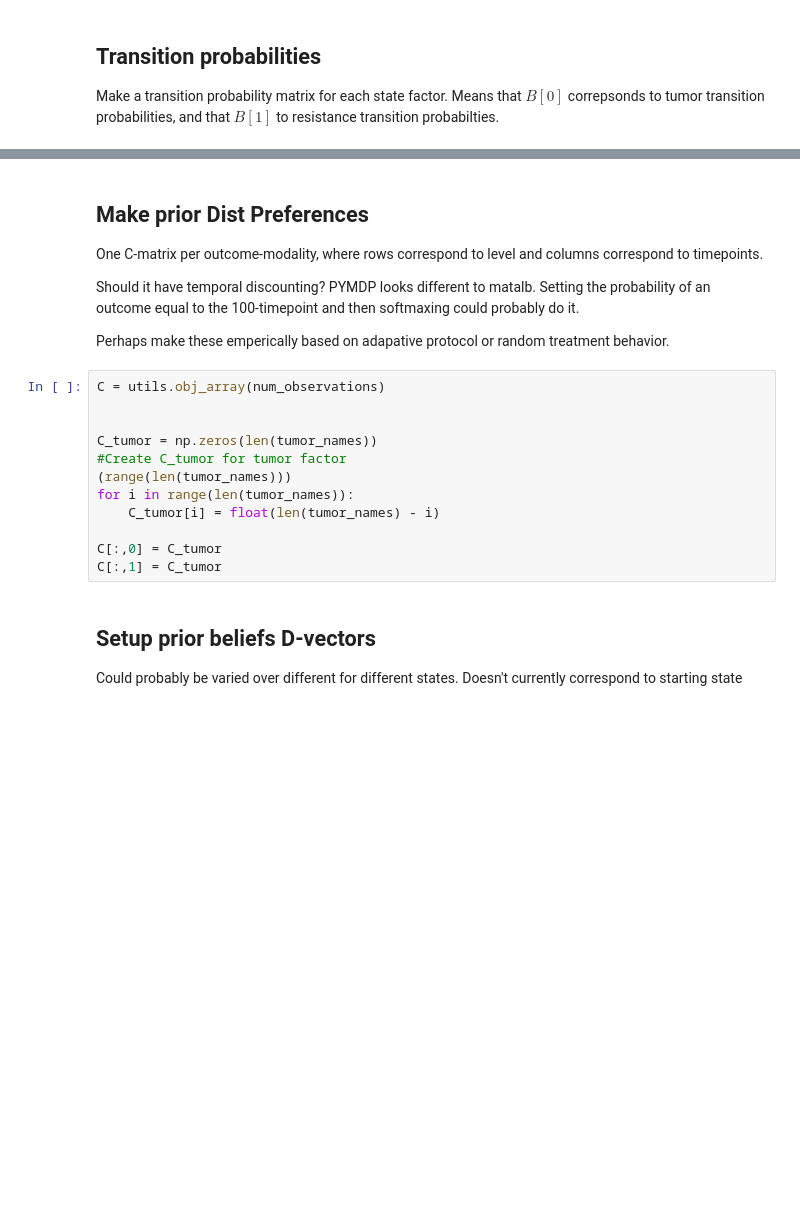
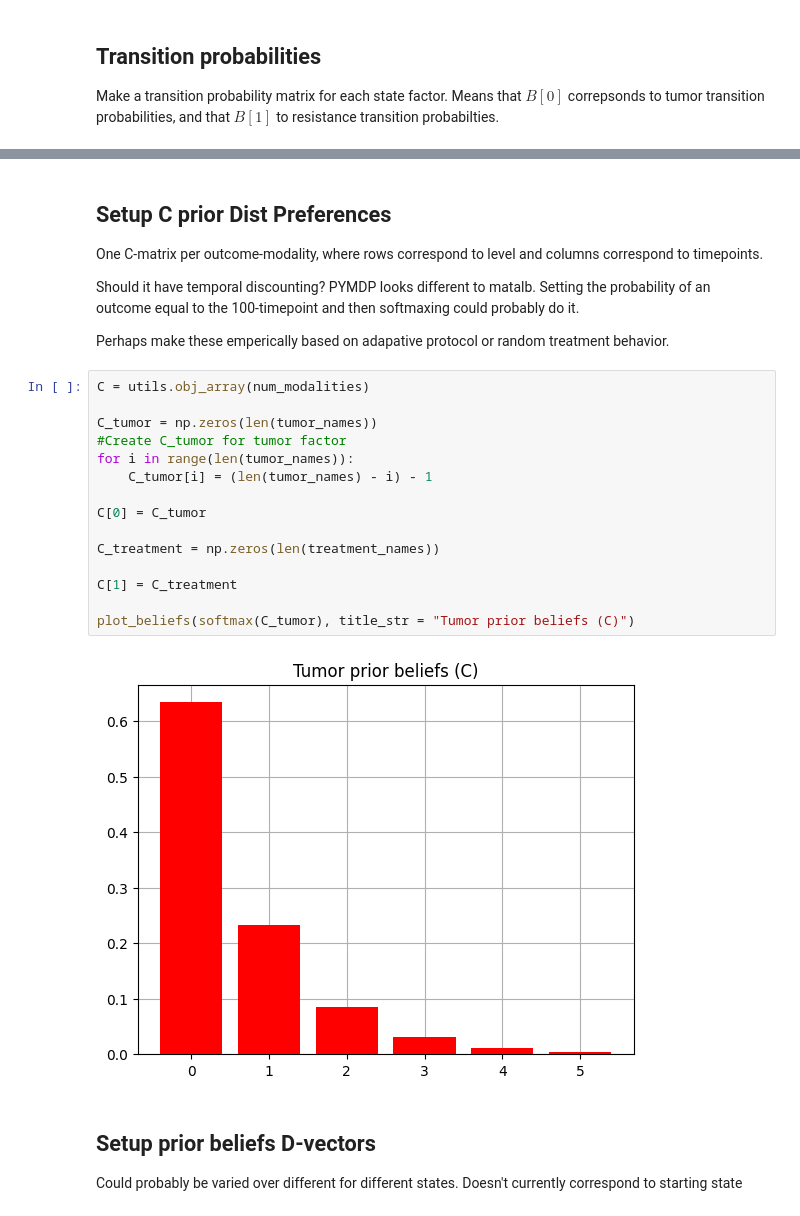
Before and after one commit to emilfrej/Active-Inference-Adaptive-Therapy, a Jupyter notebook: Python/discrete_sim_notebook.ipynb, the cells around one changed output, grey strips where cells are left out. Saved outputs shown, nothing was run; the diff lists cells and outputs as text; blank space fills up the shorter version.

```diff
--- a/Python/discrete_sim_notebook.ipynb
+++ b/Python/discrete_sim_notebook.ipynb
@@ -235,5 +243,5 @@ B[1] = B_resistance
 # %% [markdown]
-## Make prior Dist Preferences
+## Setup C prior Dist Preferences
 
 One C-matrix per outcome-modality, where rows correspond to level and columns correspond to timepoints.
 
@@ -242,17 +250,22 @@ Should it have temporal discounting? PYMDP looks different to matalb. Setting th
 
 Perhaps make these emperically based on adapative protocol or random treatment behavior.
 # %%
-C = utils.obj_array(num_observations)
-
+C = utils.obj_array(num_modalities)
 
 C_tumor = np.zeros(len(tumor_names))
 #Create C_tumor for tumor factor
-(range(len(tumor_names)))
 for i in range(len(tumor_names)):
-    C_tumor[i] = float(len(tumor_names) - i)
+    C_tumor[i] = (len(tumor_names) - i) - 1
 
-C[:,0] = C_tumor
-C[:,1] = C_tumor
+C[0] = C_tumor
+
+C_treatment = np.zeros(len(treatment_names))
+
+C[1] = C_treatment
+
+plot_beliefs(softmax(C_tumor), title_str = "Tumor prior beliefs (C)")
+# %% [output]
+[figure, added]
 # %% [markdown]
 ## Setup prior beliefs D-vectors
 Could probably be varied over different for different states. Doesn't currently correspond to starting state
```
Also changed, not shown: parts of 5 cells of this notebook.
